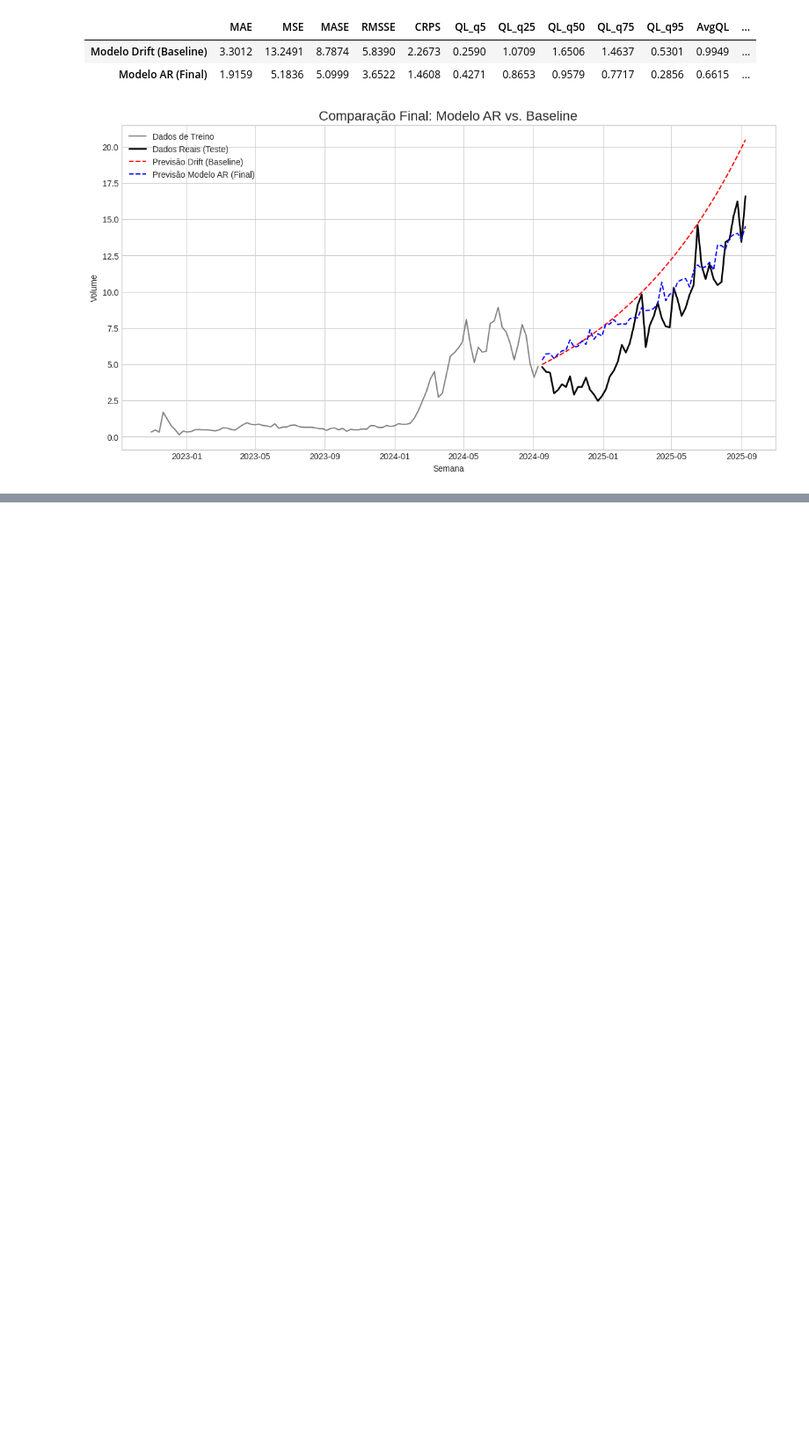
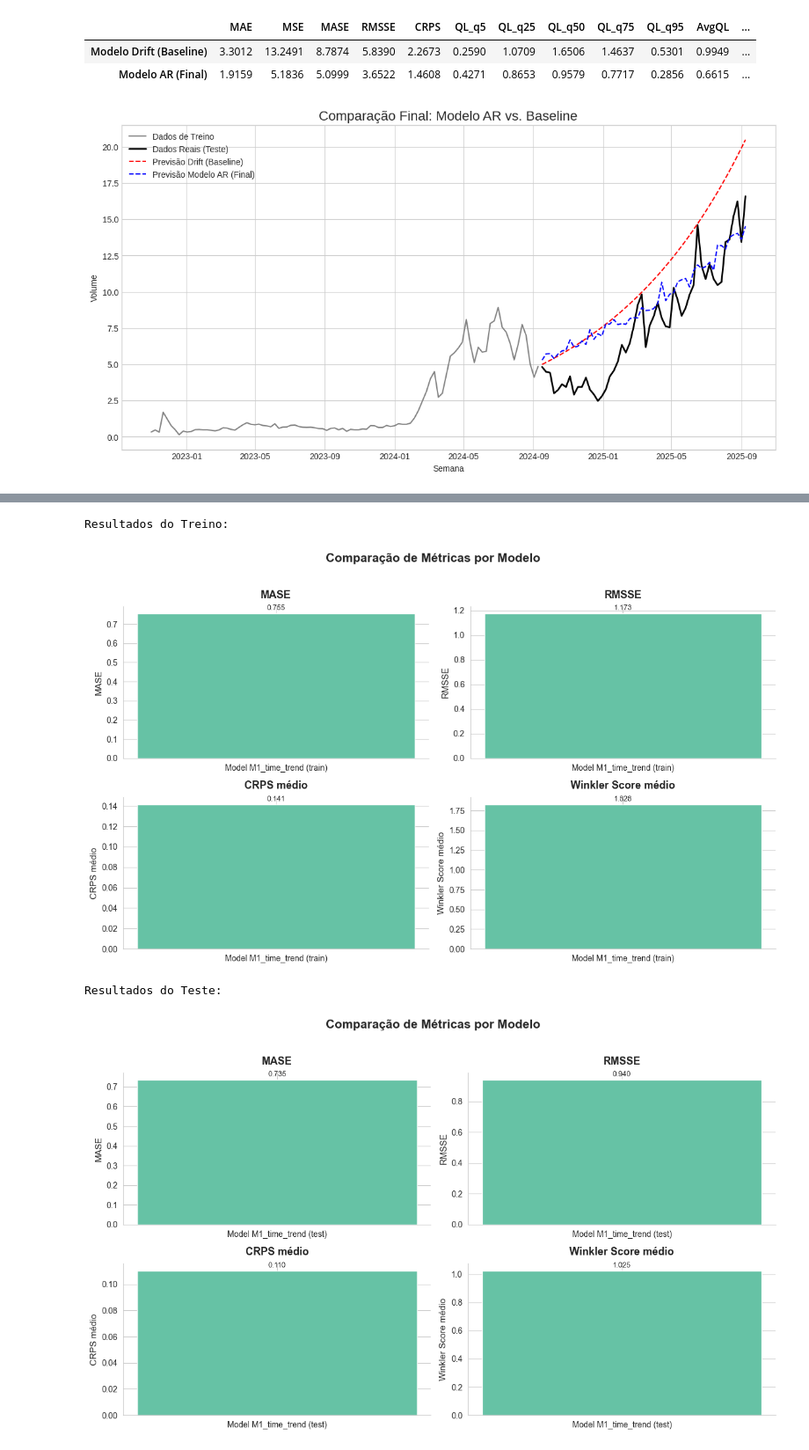
Before and after one commit to KaikyBraga/series_temporais, a Jupyter notebook: main.ipynb, the cells around one changed output, grey strips where cells are left out. Shown: that part at 88% size. Drawn from its saved outputs; the diff is of its cells as text; code cells hidden in the pictures; blank space fills up the shorter version.

```diff
--- a/main.ipynb
+++ b/main.ipynb
@@ -428,0 +1084,15 @@ plt.show()
+# %%
+# TODO: Adicionar modelos baselines
+train_results = train_results_lr
+test_results = test_results_lr
+# %%
+print("Resultados do Treino:")
+plot_barplot_metrics(train_results, )
+
+print("Resultados do Teste:")
+plot_barplot_metrics(test_results)
+# %% [output]
+Resultados do Treino:
+[figure, added]
+Resultados do Teste:
+[figure, added]
```
Also changed, not shown: parts of 8 cells of this notebook, 2 other files.
